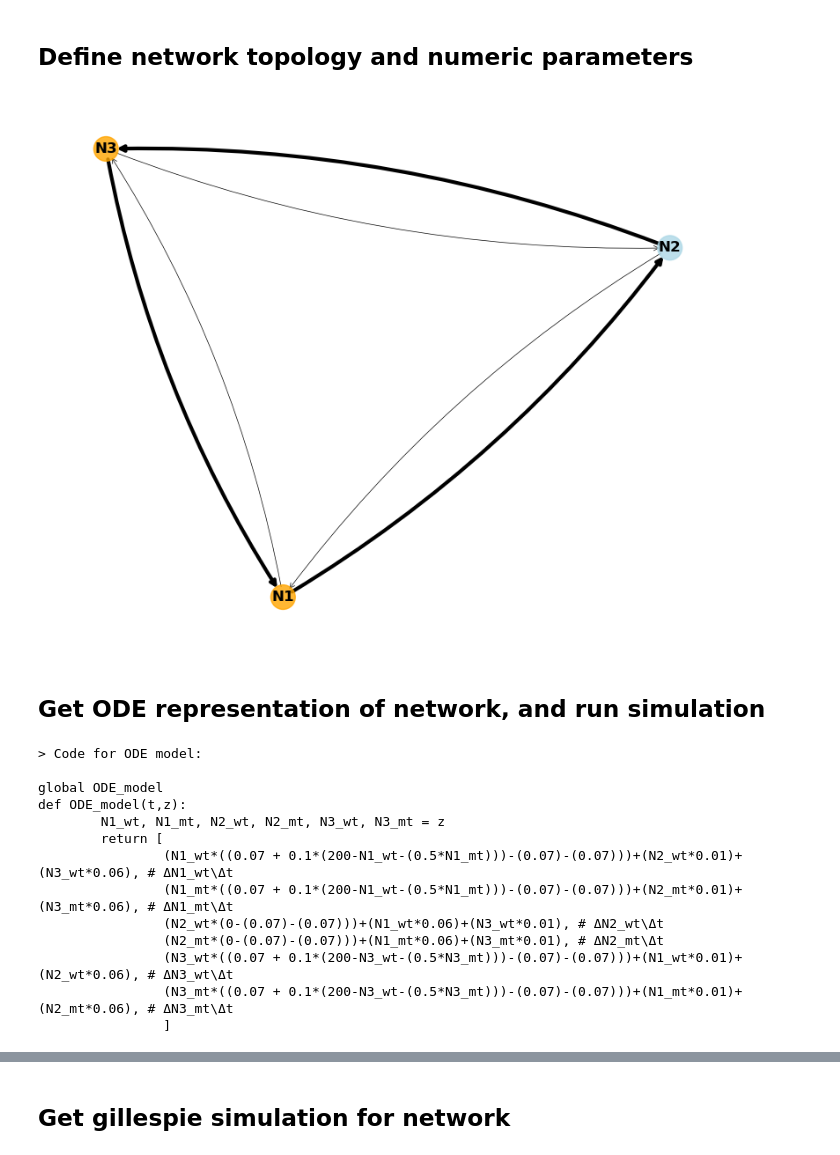
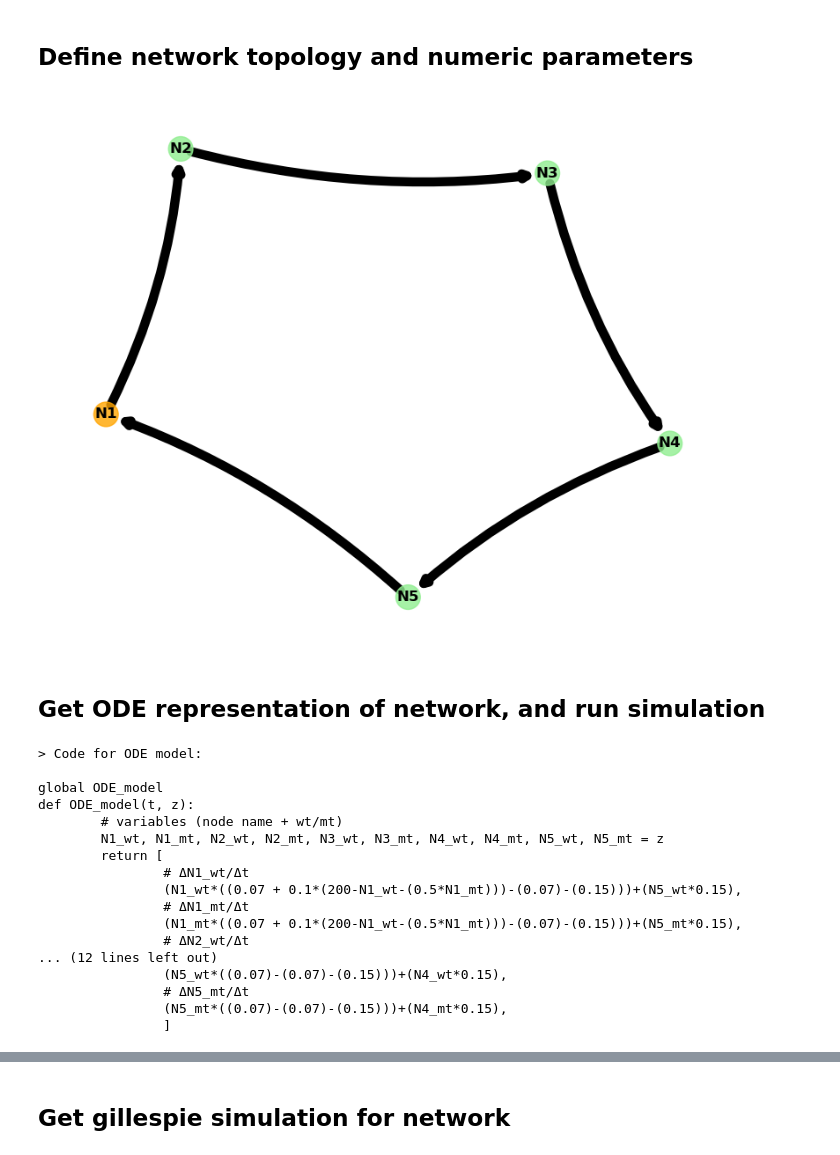
Before and after one commit to dkornai/SSD-in-Neurons, a Jupyter notebook: simulate_from_network.ipynb, the cells around one changed output, grey strips where cells are left out. Drawn from its saved outputs; the diff is of its cells as text; code cells hidden in the pictures.

```diff
--- a/simulate_from_network.ipynb
+++ b/simulate_from_network.ipynb
@@ -16,25 +16,29 @@ TIME_POINTS = np.linspace(0, MAX_T, 500)
 # %%
 G = nx.DiGraph()
 
 G.add_node('N1', birth_type=2, c_b = 0.1, birth_rate = 0.07, nss=200, delta = 0.5, death_rate = 0.07,)
-G.add_node('N2', birth_type=0, c_b = 0.1, birth_rate = 0.07, nss=200, delta = 0.5, death_rate = 0.07,)
-G.add_node('N3', birth_type=2, c_b = 0.1, birth_rate = 0.07, nss=200, delta = 0.5, death_rate = 0.07,)
+G.add_node('N2', birth_type=1, c_b = 0.1, birth_rate = 0.07, nss=200, delta = 0.5, death_rate = 0.07,)
+G.add_node('N3', birth_type=1, c_b = 0.1, birth_rate = 0.07, nss=200, delta = 0.5, death_rate = 0.07,)
+G.add_node('N4', birth_type=1, c_b = 0.1, birth_rate = 0.07, nss=200, delta = 0.5, death_rate = 0.07,)
+G.add_node('N5', birth_type=1, c_b = 0.1, birth_rate = 0.07, nss=200, delta = 0.5, death_rate = 0.07,)
 
-G.add_edge('N1', 'N2', rate=0.06)
-G.add_edge('N2', 'N3', rate=0.06)
-G.add_edge('N3', 'N1', rate=0.06)
+G.add_edge('N1', 'N2', rate=0.15)
+G.add_edge('N2', 'N3', rate=0.15)
+G.add_edge('N3', 'N4', rate=0.15)
+G.add_edge('N4', 'N5', rate=0.15)
+G.add_edge('N5', 'N1', rate=0.15)
 
-G.add_edge('N2', 'N1', rate=0.01)
-G.add_edge('N3', 'N2', rate=0.01)
-G.add_edge('N1', 'N3', rate=0.01)
+# G.add_edge('N2', 'N1', rate=0.01)
+# G.add_edge('N3', 'N2', rate=0.01)
+# G.add_edge('N1', 'N3', rate=0.01)
 
 plot_network(G)
 VARS, COMP = names_from_network(G)
 
 # set a given starting state
-start_state = [190, 20, 190, 20, 190, 20]
+start_state = [190, 20, 190, 20, 190, 20, 190, 20, 190, 20]
 # %% [output]
-[figure, old version]
+[figure, new version]
 # %% [markdown]
 ## Get ODE representation of network, and run simulation
 # %%
@@ -43,14 +47,18 @@ ODE_model = ODE_from_network(G)
 > Code for ODE model:
 
 global ODE_model
-def ODE_model(t,z):
-        N1_wt, N1_mt, N2_wt, N2_mt, N3_wt, N3_mt = z
+def ODE_model(t, z):
+        # variables (node name + wt/mt)
+        N1_wt, N1_mt, N2_wt, N2_mt, N3_wt, N3_mt, N4_wt, N4_mt, N5_wt, N5_mt = z
         return [
-                (N1_wt*((0.07 + 0.1*(200-N1_wt-(0.5*N1_mt)))-(0.07)-(0.07)))+(N2_wt*0.01)+(N3_wt*0.06), # ΔN1_wt\Δt
-                (N1_mt*((0.07 + 0.1*(200-N1_wt-(0.5*N1_mt)))-(0.07)-(0.07)))+(N2_mt*0.01)+(N3_mt*0.06), # ΔN1_mt\Δt
-                (N2_wt*(0-(0.07)-(0.07)))+(N1_wt*0.06)+(N3_wt*0.01), # ΔN2_wt\Δt
-                (N2_mt*(0-(0.07)-(0.07)))+(N1_mt*0.06)+(N3_mt*0.01), # ΔN2_mt\Δt
-                (N3_wt*((0.07 + 0.1*(200-N3_wt-(0.5*N3_mt)))-(0.07)-(0.07)))+(N1_wt*0.01)+(N2_wt*0.06), # ΔN3_wt\Δt
-                (N3_mt*((0.07 + 0.1*(200-N3_wt-(0.5*N3_mt)))-(0.07)-(0.07)))+(N1_mt*0.01)+(N2_mt*0.06), # ΔN3_mt\Δt
+                # ΔN1_wt/Δt
+                (N1_wt*((0.07 + 0.1*(200-N1_wt-(0.5*N1_mt)))-(0.07)-(0.15)))+(N5_wt*0.15),
+                # ΔN1_mt/Δt
+                (N1_mt*((0.07 + 0.1*(200-N1_wt-(0.5*N1_mt)))-(0.07)-(0.15)))+(N5_mt*0.15),
+                # ΔN2_wt/Δt
+... (12 lines left out)
+                (N5_wt*((0.07)-(0.07)-(0.15)))+(N4_wt*0.15),
+                # ΔN5_mt/Δt
+                (N5_mt*((0.07)-(0.07)-(0.15)))+(N4_mt*0.15),
                 ]
 # %%
```
Also changed, not shown: parts of 5 cells of this notebook, 4 other files.
